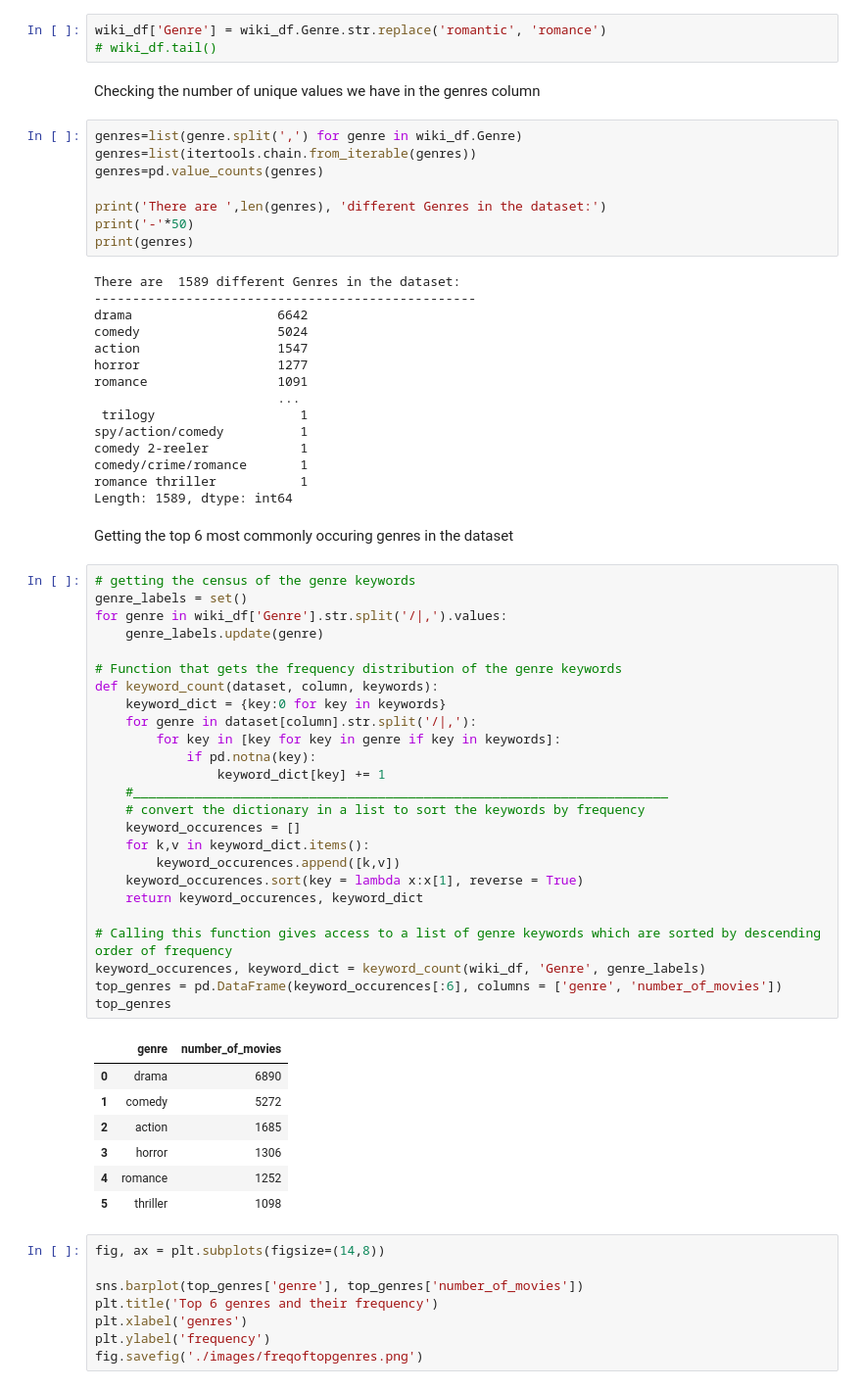
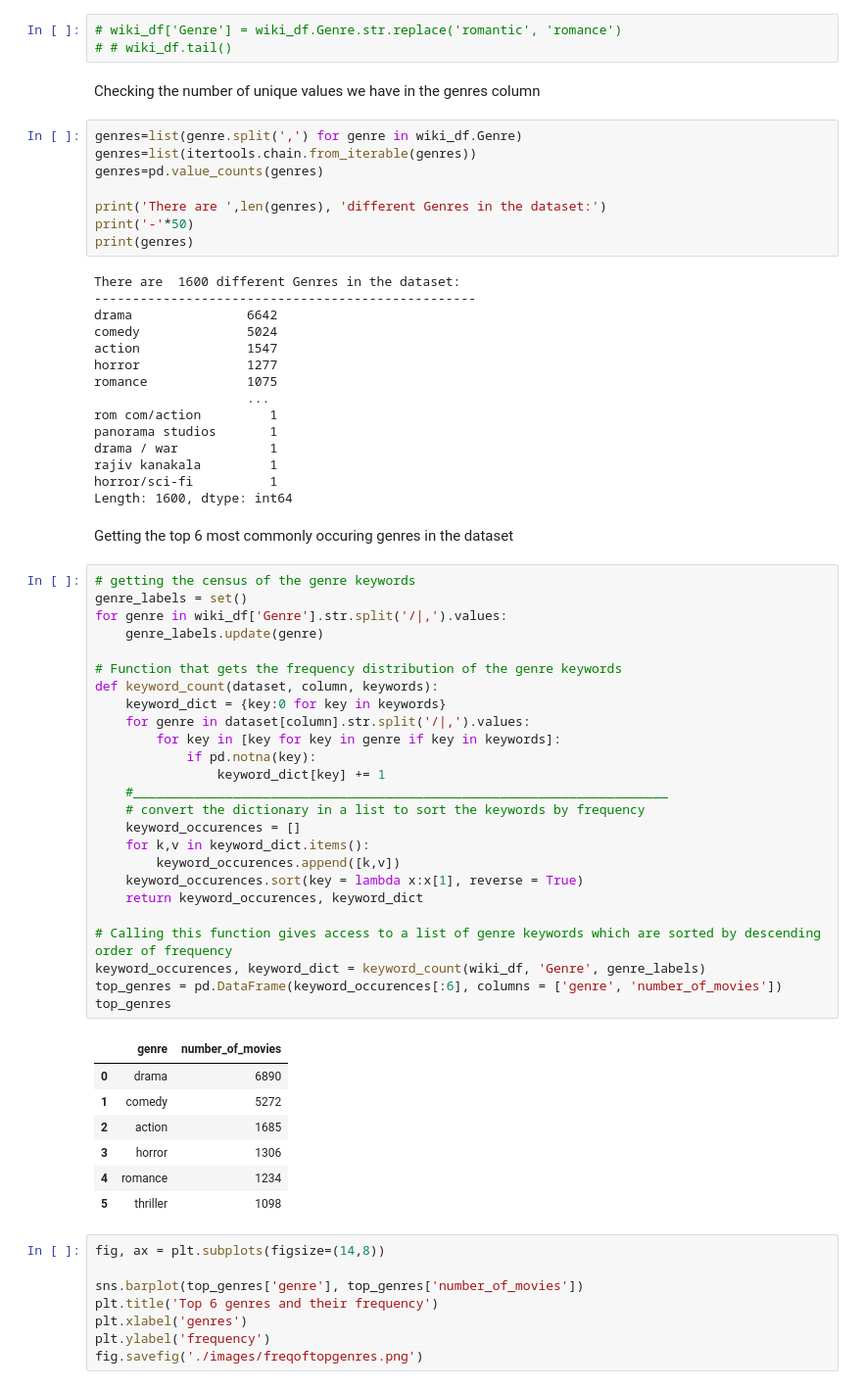
Before and after one commit to Wonuabimbola/movie-genre-prediction, a Jupyter notebook: Untitled.ipynb, the cells around one changed output. Shown: that part at 98% size. Saved outputs shown, nothing was run; the diff lists cells and outputs as text.

```diff
--- a/Untitled.ipynb
+++ b/Untitled.ipynb
@@ -70,8 +84,8 @@ memory usage: 2.1+ MB
 wiki_df = wiki.loc[wiki['Genre']!='unknown']
 wiki_df.reset_index(drop = True, inplace = True)
 # %%
-wiki_df['Genre'] = wiki_df.Genre.str.replace('romantic', 'romance')
-# wiki_df.tail()
+# wiki_df['Genre'] = wiki_df.Genre.str.replace('romantic', 'romance')
+# # wiki_df.tail()
 # %% [markdown]
 Checking the number of unique values we have in the genres column
 # %%
@@ -83,54 +97,54 @@ print('There are ',len(genres), 'different Genres in the dataset:')
 print('-'*50)
 print(genres)
 # %% [output]
-There are  1589 different Genres in the dataset:
+There are  1600 different Genres in the dataset:
 --------------------------------------------------
-drama                   6642
-comedy                  5024
-action                  1547
-horror                  1277
-romance                 1091
-                        ...
- trilogy                   1
-spy/action/comedy          1
-comedy 2-reeler            1
-comedy/crime/romance       1
-romance thriller           1
-Length: 1589, dtype: int64
+drama               6642
+comedy              5024
+action              1547
+horror              1277
+romance             1075
+                    ...
+rom com/action         1
+panorama studios       1
+drama / war            1
+rajiv kanakala         1
+horror/sci-fi          1
+Length: 1600, dtype: int64
 # %% [markdown]
 Getting the top 6 most commonly occuring genres in the dataset
 # %%
 # getting the census of the genre keywords
 genre_labels = set()
 for genre in wiki_df['Genre'].str.split('/|,').values:
     genre_labels.update(genre)
 
 # Function that gets the frequency distribution of the genre keywords
 def keyword_count(dataset, column, keywords):
     keyword_dict = {key:0 for key in keywords}
-    for genre in dataset[column].str.split('/|,'):
+    for genre in dataset[column].str.split('/|,').values:
         for key in [key for key in genre if key in keywords]:
             if pd.notna(key):
                 keyword_dict[key] += 1
     #______________________________________________________________________
     # convert the dictionary in a list to sort the keywords by frequency
     keyword_occurences = []
     for k,v in keyword_dict.items():
         keyword_occurences.append([k,v])
     keyword_occurences.sort(key = lambda x:x[1], reverse = True)
     return keyword_occurences, keyword_dict
 
 # Calling this function gives access to a list of genre keywords which are sorted by descending order of frequency
 keyword_occurences, keyword_dict = keyword_count(wiki_df, 'Genre', genre_labels)
 top_genres = pd.DataFrame(keyword_occurences[:6], columns = ['genre', 'number_of_movies'])
 top_genres
 # %% [output]
 |  | genre | number_of_movies |
 | 0 | drama | 6890 |
 | 1 | comedy | 5272 |
 | 2 | action | 1685 |
 | 3 | horror | 1306 |
-| 4 | romance | 1252 |
+| 4 | romance | 1234 |
 | 5 | thriller | 1098 |
 # %%
 fig, ax = plt.subplots(figsize=(14,8))
```
Also changed, not shown: parts of 27 cells of this notebook.
